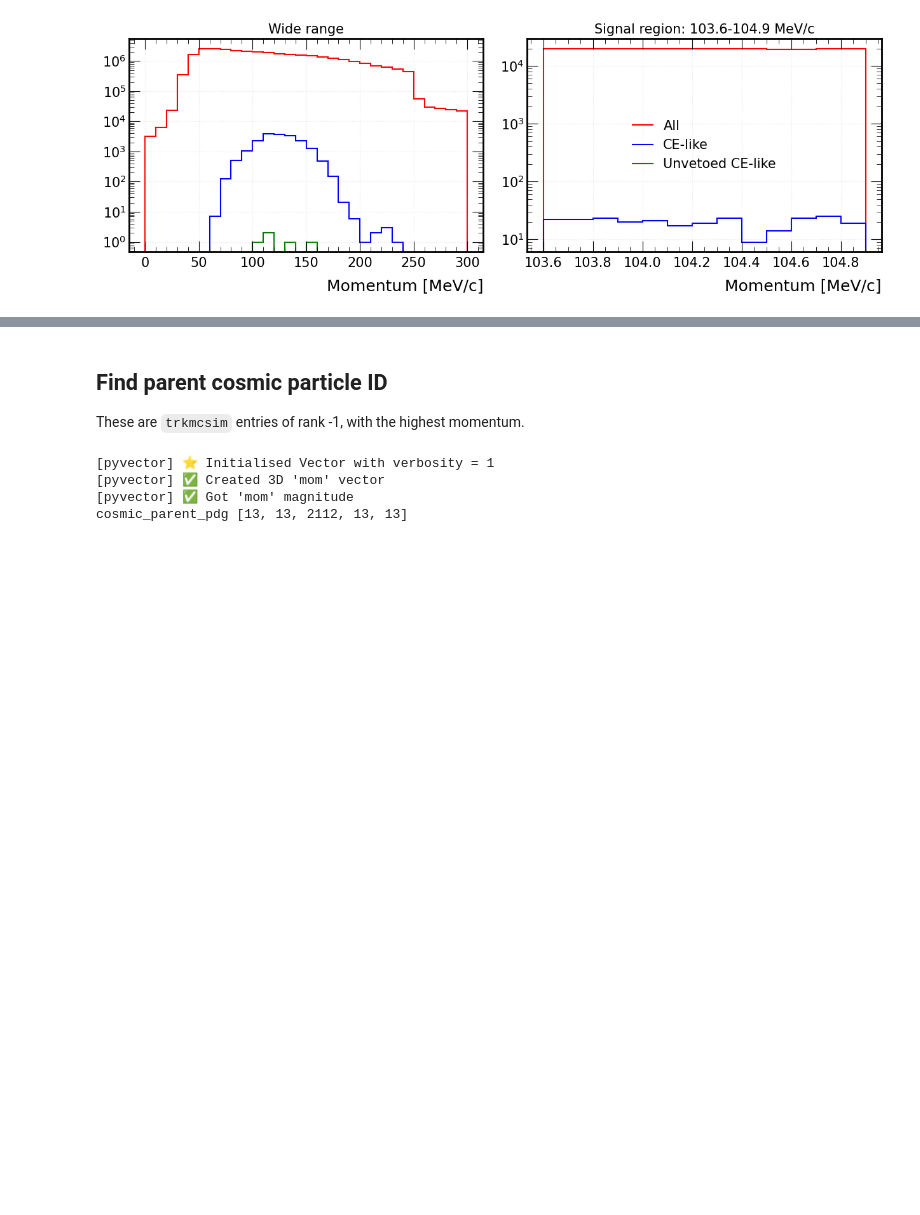
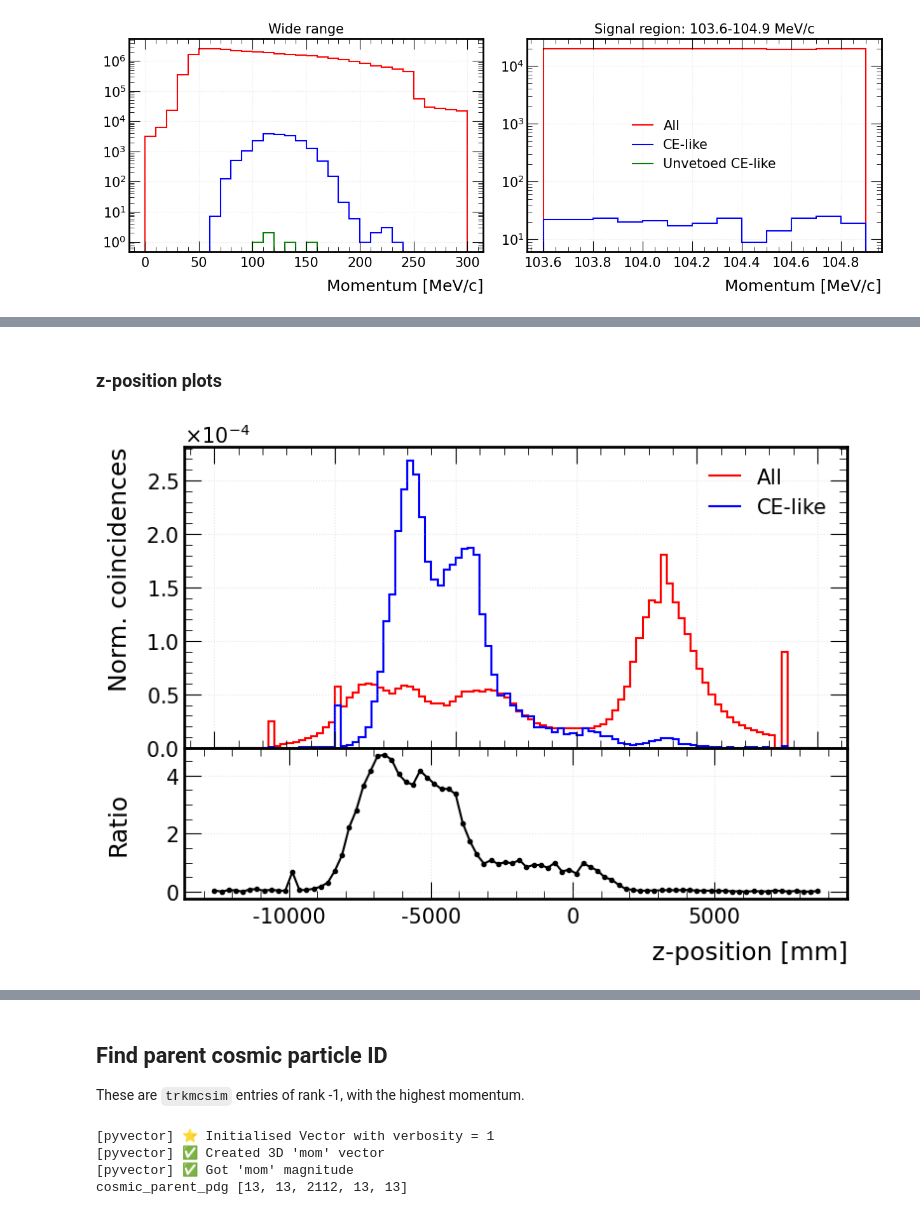
Before and after one commit to victordorojan/mu2e_cosmic_ana, a Jupyter notebook: ana/offspill/ana.ipynb, the cells around one changed output, grey strips where cells are left out. Saved outputs shown, nothing was run; the diff lists cells and outputs as text; code cells hidden in the pictures; blank space fills up the shorter version.

```diff
--- a/ana/offspill/ana.ipynb
+++ b/ana/offspill/ana.ipynb
@@ -15,14 +15,12 @@ import uproot
 import pandas as pd
 import awkward as ak
 import matplotlib.pyplot as plt
+plt.style.use("/exp/mu2e/data/users/sgrant/mu2e.mplstyle")
 import numpy as np
 import hist
 import gc
 import sys
 from datetime import datetime
-# Get today's date in MM-DD-YY format
-today = datetime.now().strftime("%m-%d-%y")
-
 
 # sys.path.append("../../../EventNtuple/utils/pyutils")
 from pyutils.pyprocess import Processor, Skeleton
@@ -184,0 +204,6 @@ results = cosmic_processor.execute()
+# %%
+# This handles single files
+if not isinstance(results, list):
+    results = [results]
+
+print(results[0])
@@ -431,0 +441,68 @@ Efficiency, 99.97±0.01%
+# %% [markdown]
+### z-position plots
+# %%
+# def z_plots(fout=f"../../img/{spill}/h1_ana_crv_z_{spill}_{tag}.png"):
+#     fig, ax = plt.subplots()
+#     h_wide = combined_histograms['CRV z-position']
+#     # Can also include "CE-like tracks"
+#     h_wide = h_wide[{"selection": ["All", "CE-like"]}] # slice(-2, None)}]  # Last 2 selections
+#     h_wide.plot1d(overlay='selection', ax=ax)
+#     # h_wide.sum().value
+#     ax.set_ylabel("Coincidences")
+#     ax.set_xlabel("z-position [mm]")
+#     ax.set_yscale("log")
+#     ax.grid(True, alpha=0.3)
+#     ax.legend(frameon=False, loc="best")
+#     plt.tight_layout()
+#     plt.savefig(fout, dpi=300)
+#     plt.show()
+
+def z_plots(fout=f"../../img/{spill}/h1_ana_crv_z_{spill}_{tag}.png"):
+    fig, (ax_main, ax_ratio) = plt.subplots(
+        2, 1, figsize=(6.4*1.25, 4.8*1.25),
+        gridspec_kw={'height_ratios': [2, 1], 'hspace': 0}
+    )
+
+    h_wide = combined_histograms['CRV z-position']
+    h_wide = h_wide[{"selection": ["All", "CE-like"]}]
+
+    # Main plot
+    h_wide.plot1d(overlay='selection', ax=ax_main, density=True)
+    ax_main.set_ylabel("Norm. coincidences")
+    # ax_main.set_yscale("log")
+    ax_main.grid(True, alpha=0.3)
+    ax_main.legend(frameon=False, loc="best")
+    ax_main.set_xlabel("")  # Remove x-label from main plot
+    ax_main.set_xticklabels([])
+
+    ax_main.ticklabel_format(style='scientific', axis='y', scilimits=(0,0), useMathText=True)
+
+    # Ratio plot
+    h_all = h_wide[{"selection": "All"}]
+    h_ce = h_wide[{"selection": "CE-like"}]
+
+    h_all = h_all / h_all.sum()
+    h_ce = h_ce / h_ce.sum()
+
+    # Calculate ratio (CE-like / All)
+    ratio = h_ce.values() / h_all.values()
+    bin_centers = h_ce.axes[0].centers
+
+    ax_ratio.plot(bin_centers, ratio, 'ko-', markersize=3)
+    # ax_ratio.axhline(y=1, color='red', linestyle='--', alpha=0.7)
+    ax_ratio.set_ylabel("Ratio", va='center',ha='center')
+    ax_ratio.set_xlabel("z-position [mm]")
+    ax_ratio.grid(True, alpha=0.3)
+    # ax_ratio.set_ylim(0, 2)
+
+    # Align y-axis labels horizontally
+    # ax_main.yaxis.set_label_coords(-0.1, 0.5)
+    ax_ratio.yaxis.set_label_coords(-0.1, 0.5)
+
+    plt.tight_layout()
+    plt.savefig(fout, dpi=300)
+    plt.show()
+
+z_plots()
+# %% [output]
+[figure, added]
```
Also changed, not shown: parts of 26 cells of this notebook, 3 other files.
